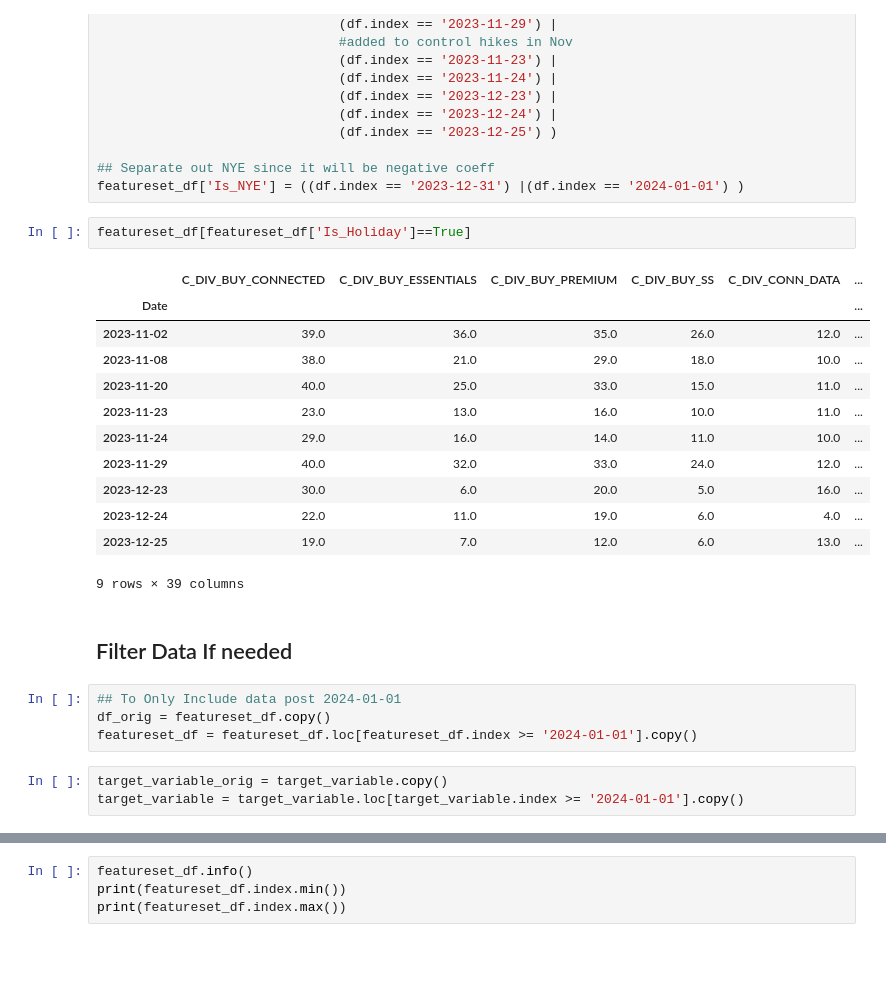
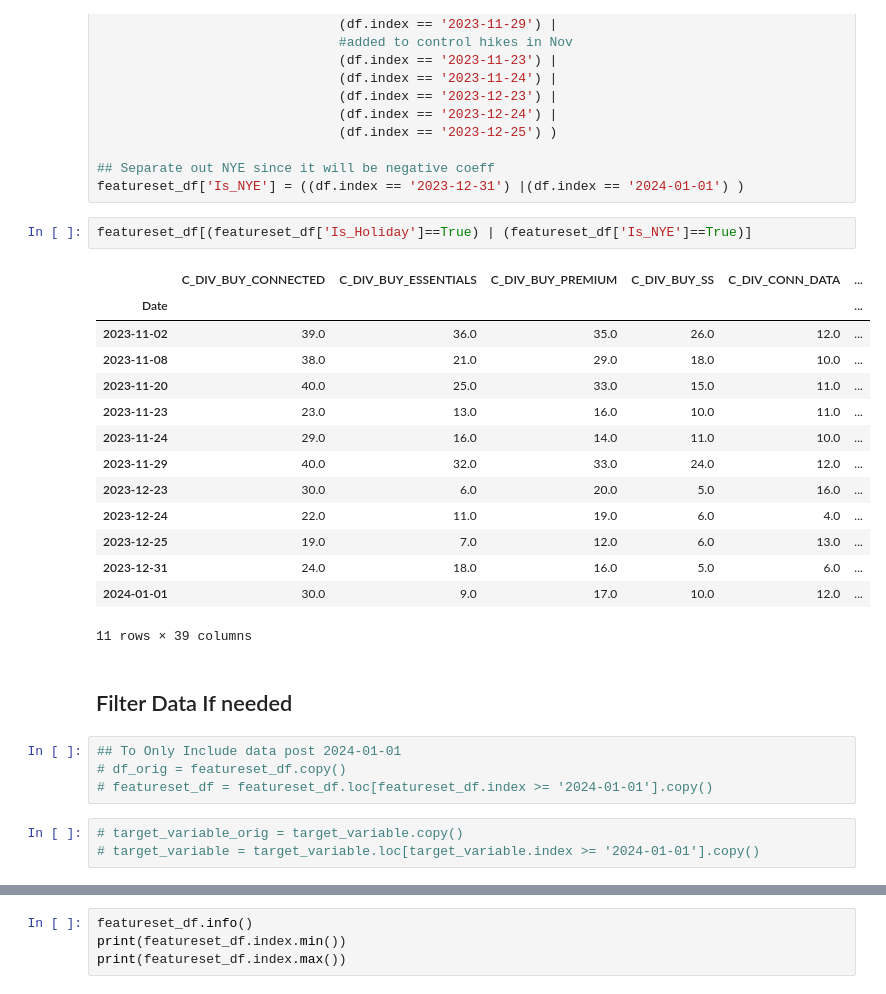
Before and after one commit to zzWIInTer/zz_onstar_rba, a Jupyter notebook: Data Pre-Processing & Feature Selection.ipynb, the cells around one changed output, grey strips where cells are left out. Cells and saved outputs as stored; diff of their text form; blank space fills up the shorter version.

```diff
--- a/Data Pre-Processing & Feature Selection.ipynb
+++ b/Data Pre-Processing & Feature Selection.ipynb
@@ -378,29 +379,31 @@ featureset_df['Is_Holiday'] = ((df.index == '2023-11-02') |
 ## Separate out NYE since it will be negative coeff
 featureset_df['Is_NYE'] = ((df.index == '2023-12-31') |(df.index == '2024-01-01') )
 # %%
-featureset_df[featureset_df['Is_Holiday']==True]
+featureset_df[(featureset_df['Is_Holiday']==True) | (featureset_df['Is_NYE']==True)]
 # %% [output]
 |  | C_DIV_BUY_CONNECTED | C_DIV_BUY_ESSENTIALS | C_DIV_BUY_PREMIUM | C_DIV_BUY_SS | C_DIV_CONN_DATA | ... |
 | Date |  |  |  |  |  | ... |
 | 2023-11-02 | 39.0 | 36.0 | 35.0 | 26.0 | 12.0 | ... |
 | 2023-11-08 | 38.0 | 21.0 | 29.0 | 18.0 | 10.0 | ... |
 | 2023-11-20 | 40.0 | 25.0 | 33.0 | 15.0 | 11.0 | ... |
 | 2023-11-23 | 23.0 | 13.0 | 16.0 | 10.0 | 11.0 | ... |
 | 2023-11-24 | 29.0 | 16.0 | 14.0 | 11.0 | 10.0 | ... |
 | 2023-11-29 | 40.0 | 32.0 | 33.0 | 24.0 | 12.0 | ... |
 | 2023-12-23 | 30.0 | 6.0 | 20.0 | 5.0 | 16.0 | ... |
 | 2023-12-24 | 22.0 | 11.0 | 19.0 | 6.0 | 4.0 | ... |
 | 2023-12-25 | 19.0 | 7.0 | 12.0 | 6.0 | 13.0 | ... |
+| 2023-12-31 | 24.0 | 18.0 | 16.0 | 5.0 | 6.0 | ... |
+| 2024-01-01 | 30.0 | 9.0 | 17.0 | 10.0 | 12.0 | ... |
-9 rows × 39 columns
+11 rows × 39 columns
 # %% [markdown]
 ## Filter Data If needed
 # %%
 ## To Only Include data post 2024-01-01
-df_orig = featureset_df.copy()
-featureset_df = featureset_df.loc[featureset_df.index >= '2024-01-01'].copy()
+# df_orig = featureset_df.copy()
+# featureset_df = featureset_df.loc[featureset_df.index >= '2024-01-01'].copy()
 # %%
-target_variable_orig = target_variable.copy()
-target_variable = target_variable.loc[target_variable.index >= '2024-01-01'].copy()
+# target_variable_orig = target_variable.copy()
+# target_variable = target_variable.loc[target_variable.index >= '2024-01-01'].copy()
 # %%
 print(target_variable.head())
 print(target_variable.index.min())
```
Also changed, not shown: parts of 4 cells of this notebook.
